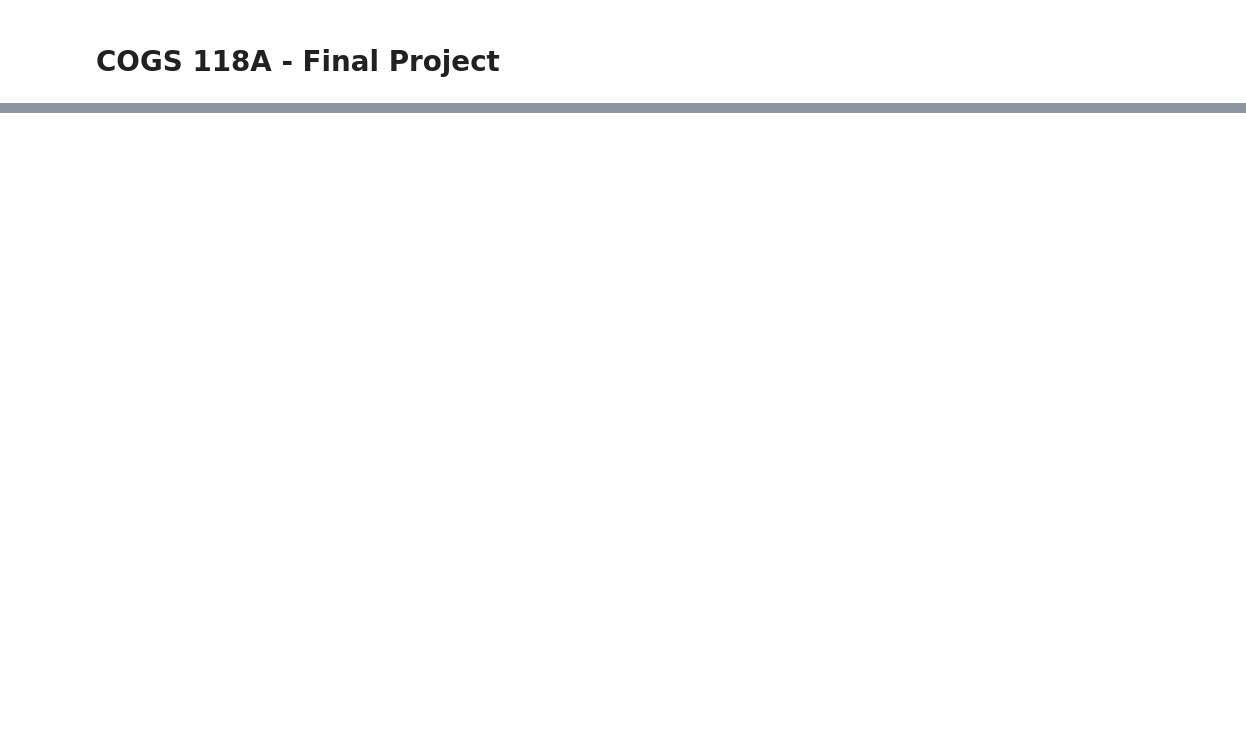
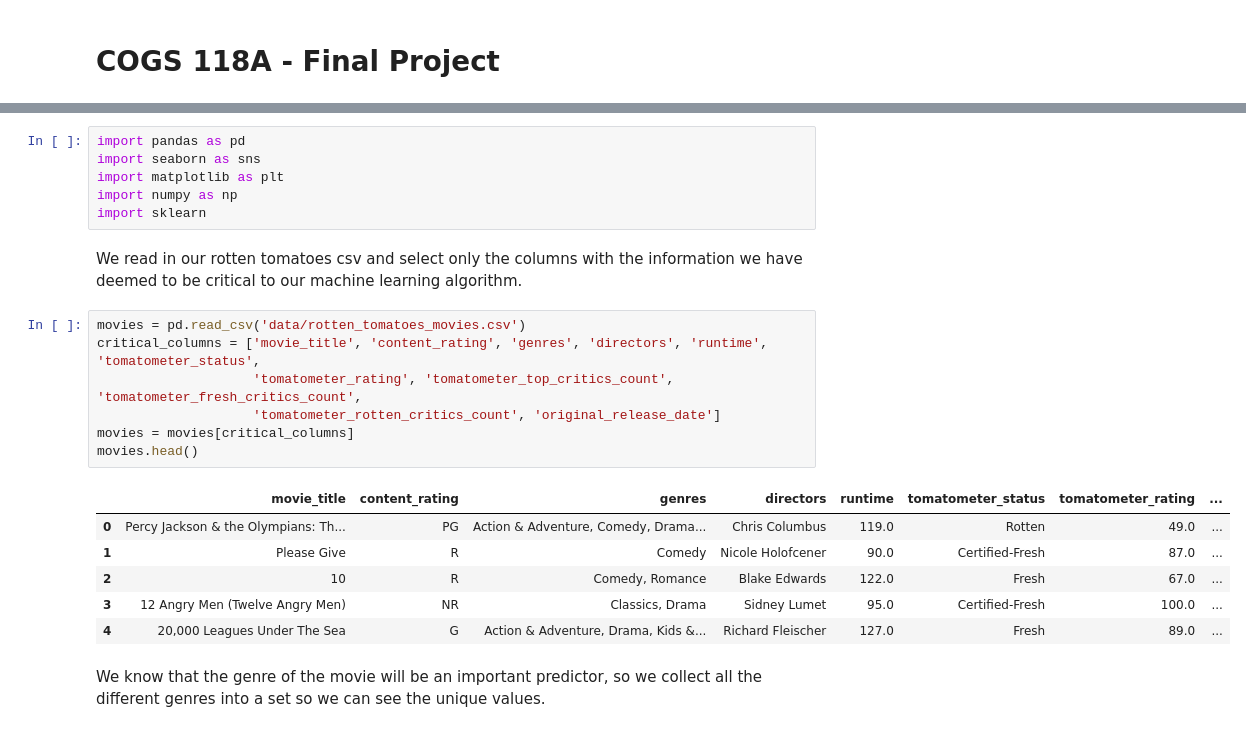
Before and after one commit to J-Singletary/RottenTomatoes-MLProject, a Jupyter notebook: FinalProjectGroup028-Wi23.ipynb, the cells around one changed output, grey strips where cells are left out. Cells and saved outputs as stored; diff of their text form; blank space fills up the shorter version.

```diff
--- a/FinalProjectGroup028-Wi23.ipynb
+++ b/FinalProjectGroup028-Wi23.ipynb
@@ -113,0 +39,24 @@ Reiterate your main point and in just a few sentences tell us how your results s
+# %%
+import pandas as pd
+import seaborn as sns
+import matplotlib as plt
+import numpy as np
+import sklearn
+# %% [markdown]
+We read in our rotten tomatoes csv and select only the columns with the information we have deemed to be critical to our machine learning algorithm.
+# %%
+movies = pd.read_csv('data/rotten_tomatoes_movies.csv')
+critical_columns = ['movie_title', 'content_rating', 'genres', 'directors', 'runtime', 'tomatometer_status',
+                    'tomatometer_rating', 'tomatometer_top_critics_count', 'tomatometer_fresh_critics_count',
+                    'tomatometer_rotten_critics_count', 'original_release_date']
+movies = movies[critical_columns]
+movies.head()
+# %% [output]
+|  | movie_title | content_rating | genres | directors | runtime | tomatometer_status | tomatometer_rating | ... |
+| 0 | Percy Jackson & the Olympians: Th... | PG | Action & Adventure, Comedy, Drama... | Chris Columbus | 119.0 | Rotten | 49.0 | ... |
+| 1 | Please Give | R | Comedy | Nicole Holofcener | 90.0 | Certified-Fresh | 87.0 | ... |
+| 2 | 10 | R | Comedy, Romance | Blake Edwards | 122.0 | Fresh | 67.0 | ... |
+| 3 | 12 Angry Men (Twelve Angry Men) | NR | Classics, Drama | Sidney Lumet | 95.0 | Certified-Fresh | 100.0 | ... |
+| 4 | 20,000 Leagues Under The Sea | G | Action & Adventure, Drama, Kids &... | Richard Fleischer | 127.0 | Fresh | 89.0 | ... |
+# %% [markdown]
+We know that the genre of the movie will be an important predictor, so we collect all the different genres into a set so we can see the unique values.
```
Also changed, not shown: parts of 59 cells of this notebook, 2 other files.
